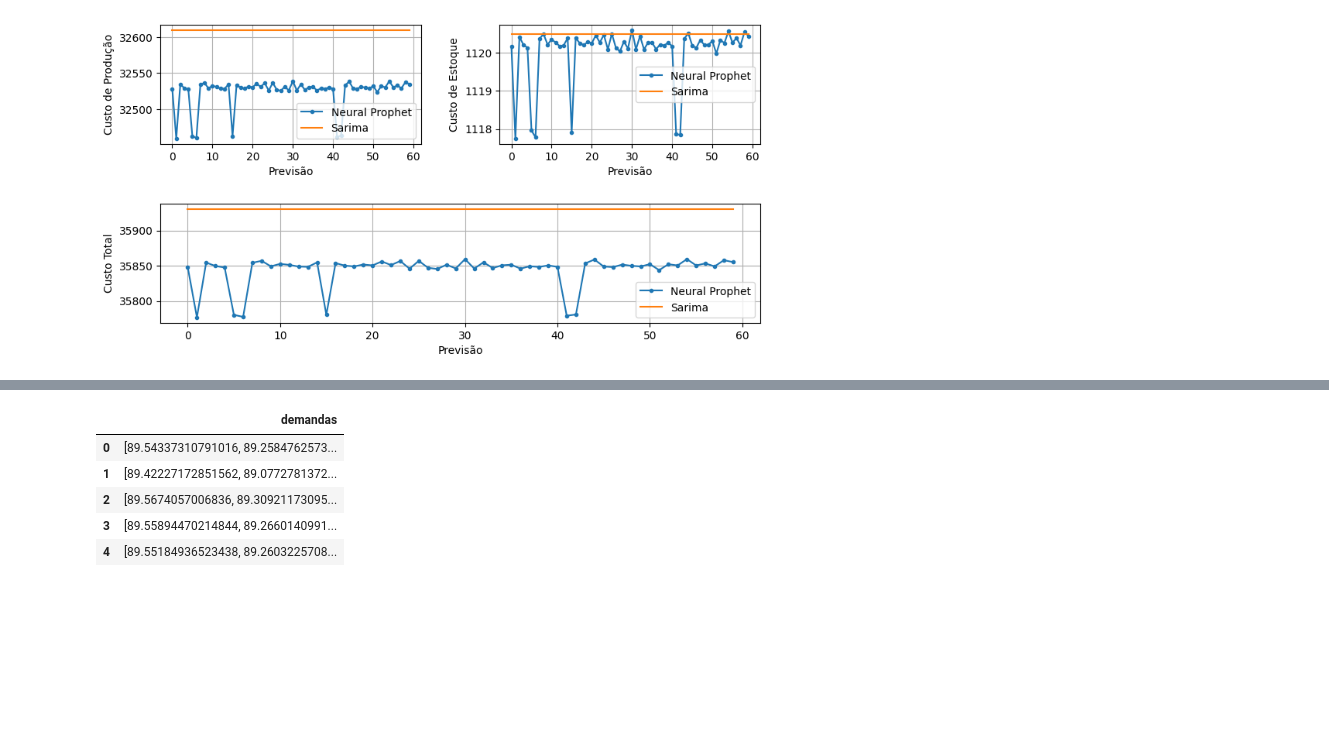
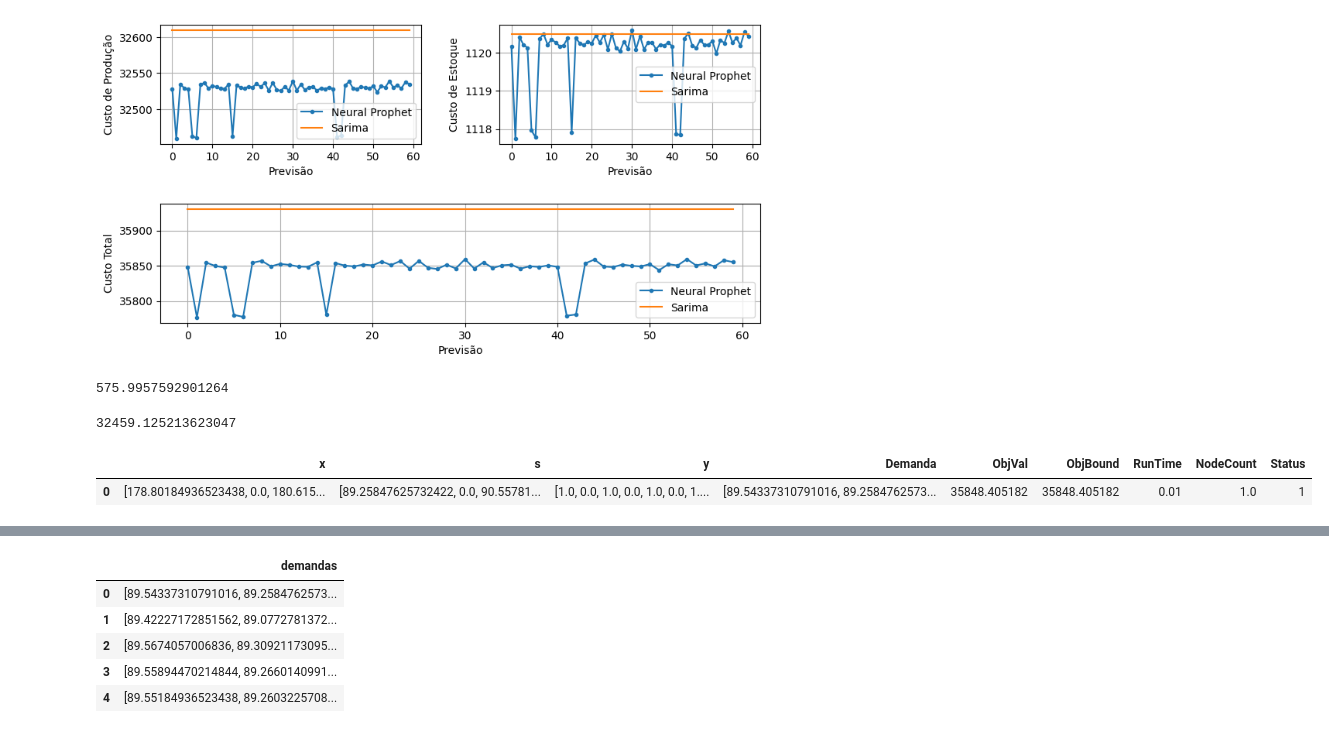
Before and after one commit to MarcioB1999/Prev_For_ULS, a Jupyter notebook: Modelo_pi/resultados_pi_analise.ipynb, the cells around one changed output, grey strips where cells are left out. Cells and saved outputs as stored; diff of their text form; code cells hidden in the pictures; blank space fills up the shorter version.

```diff
--- a/Modelo_pi/resultados_pi_analise.ipynb
+++ b/Modelo_pi/resultados_pi_analise.ipynb
@@ -140,0 +145,13 @@ plt.legend()
+# %%
+lr.intercept_
+# %% [output]
+575.9957592901264
+# %%
+result_x_np.loc[1].sum()*20
+# %% [output]
+32459.125213623047
+# %%
+resultados_np.head(1)
+# %% [output]
+|  | x | s | y | Demanda | ObjVal | ObjBound | RunTime | NodeCount | Status |
+| 0 | [178.80184936523438, 0.0, 180.615... | [89.25847625732422, 0.0, 90.55781... | [1.0, 0.0, 1.0, 0.0, 1.0, 0.0, 1.... | [89.54337310791016, 89.2584762573... | 35848.405182 | 35848.405182 | 0.01 | 1.0 | 1 |
```
Also changed, not shown: parts of 5 cells of this notebook.
